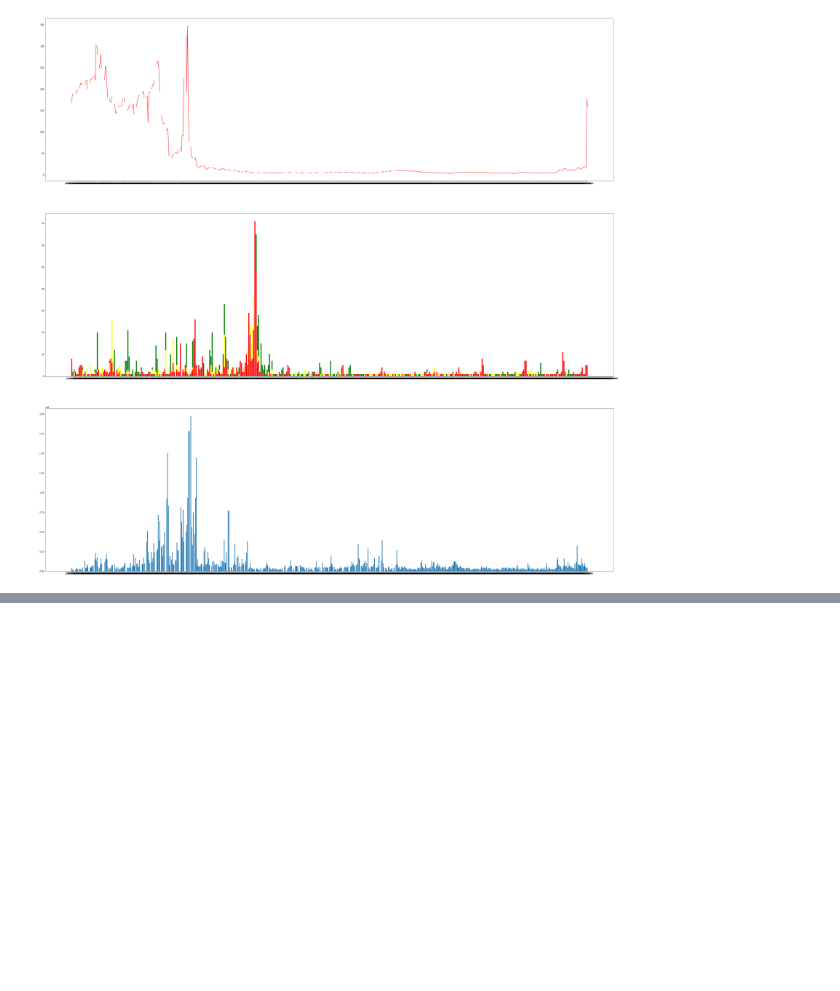
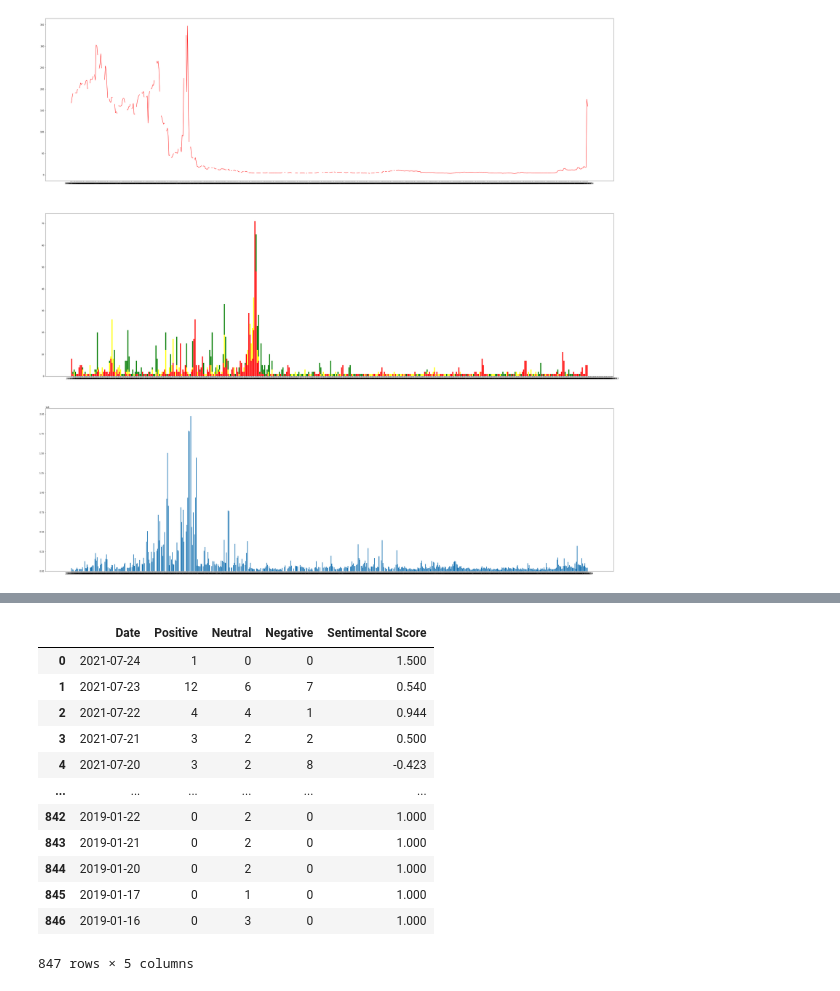
Before and after one commit to netoconcon/next_trend, a Jupyter notebook: notebooks/tanise_nuts_nuts.ipynb, the cells around one changed output, grey strips where cells are left out. Saved outputs shown, nothing was run; the diff lists cells and outputs as text; code cells hidden in the pictures; blank space fills up the shorter version.

```diff
--- a/notebooks/neto_nuts.ipynb
+++ b/notebooks/tanise_nuts_nuts.ipynb
@@ -158,0 +263,21 @@ ax3.bar(data, volume)
+# %%
+
+facebook_df = pd.read_csv('fb_df.csv')
+facebook_df.rename({'0':'Date', '1':'Positive', '2':'Neutral', '3':'Negative', '4':'Sentimental Score'}, axis=1, inplace=True)
+facebook_df.drop(columns=['Unnamed: 0'], inplace=True)
+
+facebook_df
+# %% [output]
+|  | Date | Positive | Neutral | Negative | Sentimental Score |
+| 0 | 2021-07-24 | 1 | 0 | 0 | 1.500 |
+| 1 | 2021-07-23 | 12 | 6 | 7 | 0.540 |
+| 2 | 2021-07-22 | 4 | 4 | 1 | 0.944 |
+| 3 | 2021-07-21 | 3 | 2 | 2 | 0.500 |
+| 4 | 2021-07-20 | 3 | 2 | 8 | -0.423 |
+| ... | ... | ... | ... | ... | ... |
+| 842 | 2019-01-22 | 0 | 2 | 0 | 1.000 |
+| 843 | 2019-01-21 | 0 | 2 | 0 | 1.000 |
+| 844 | 2019-01-20 | 0 | 2 | 0 | 1.000 |
+| 845 | 2019-01-17 | 0 | 1 | 0 | 1.000 |
+| 846 | 2019-01-16 | 0 | 3 | 0 | 1.000 |
+847 rows × 5 columns
```
Also changed, not shown: parts of 42 cells of this notebook, 8 other files.
